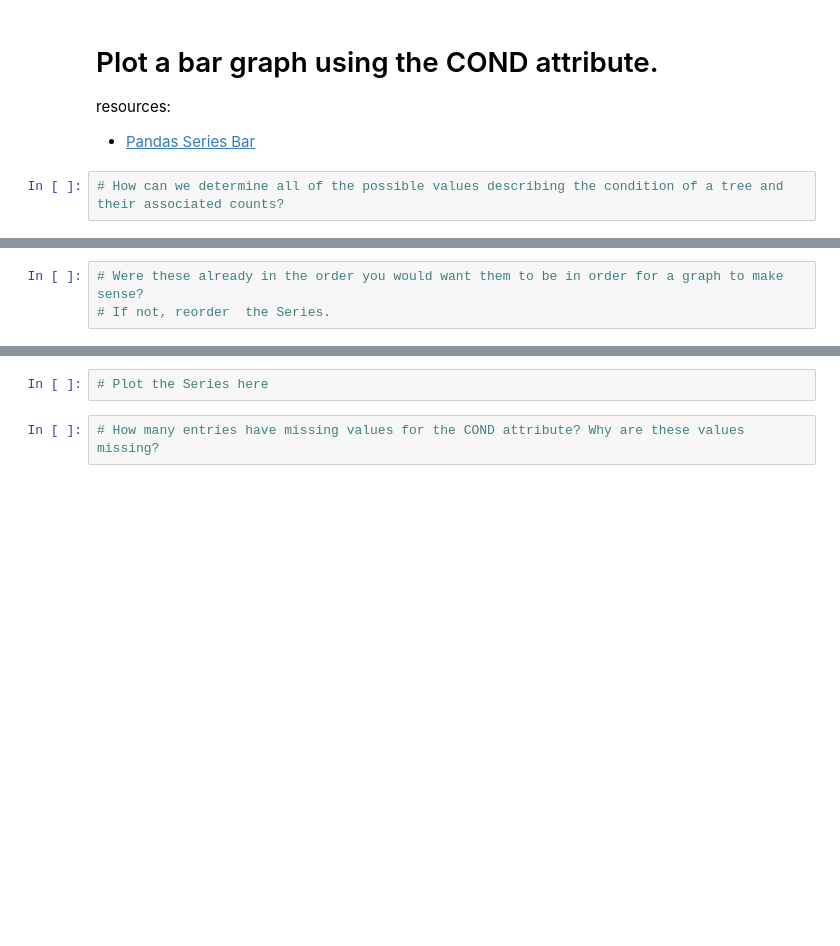
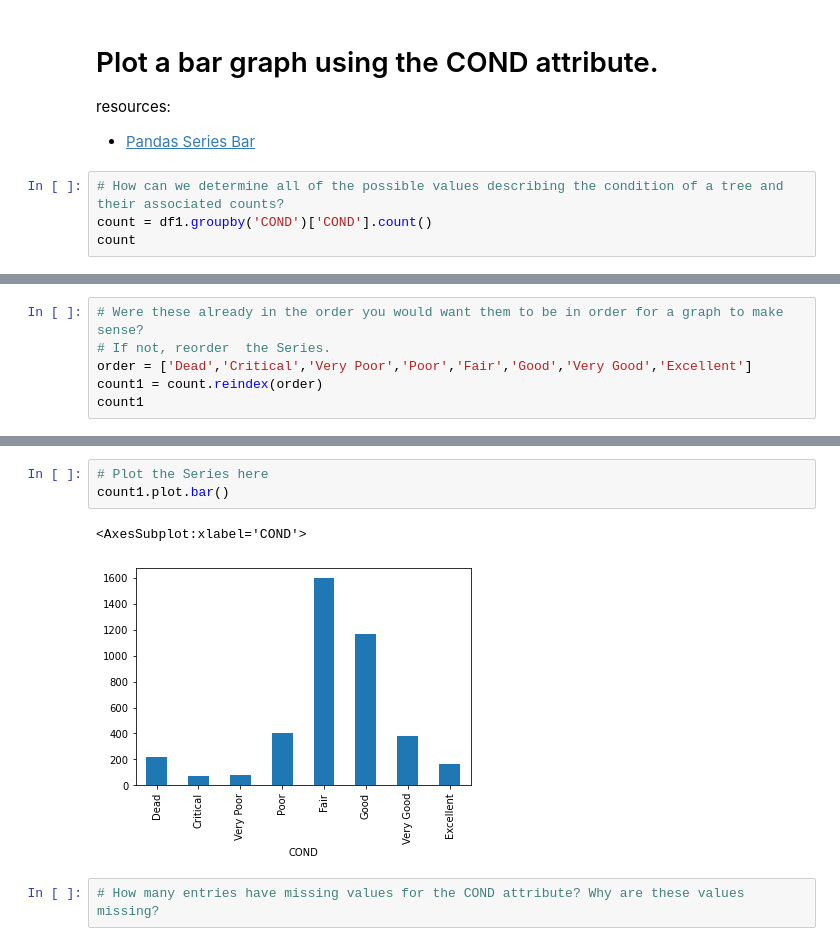
Before and after one commit to 1990Jasonlee/DataEngineering.Labs.CityOfNewarkDETreeSurvey, a Jupyter notebook: newark_de_tree_survey.ipynb, the cells around one changed output, grey strips where cells are left out. Saved outputs shown, nothing was run; the diff lists cells and outputs as text; blank space fills up the shorter version.

```diff
--- a/newark_de_tree_survey.ipynb
+++ b/newark_de_tree_survey.ipynb
@@ -158,3 +146,5 @@ resources:
 * [Pandas Series Bar](https://pandas.pydata.org/pandas-docs/stable/reference/api/pandas.Series.plot.bar.html#pandas.Series.plot.bar)
 # %%
 # How can we determine all of the possible values describing the condition of a tree and their associated counts?
+count = df1.groupby('COND')['COND'].count()
+count
@@ -161,3 +162,6 @@ resources:
 # %%
 # Were these already in the order you would want them to be in order for a graph to make sense?
 # If not, reorder  the Series.
+order = ['Dead','Critical','Very Poor','Poor','Fair','Good','Very Good','Excellent']
+count1 = count.reindex(order)
+count1
@@ -164,5 +179,9 @@ resources:
 # %%
 # Plot the Series here
+count1.plot.bar()
+# %% [output]
+<AxesSubplot:xlabel='COND'>
+[figure, added]
 # %%
 # How many entries have missing values for the COND attribute? Why are these values missing?
 # %% [markdown]
```
Also changed, not shown: parts of 4 cells of this notebook.
